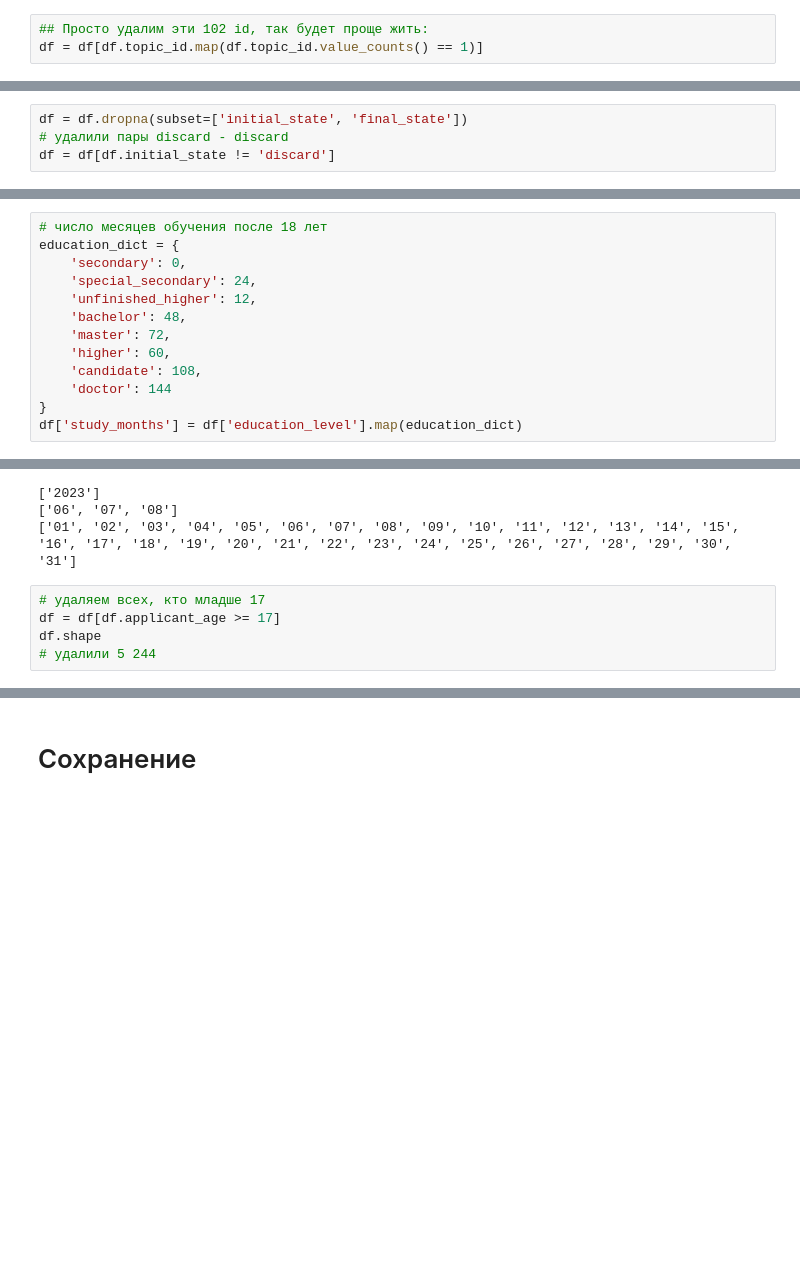
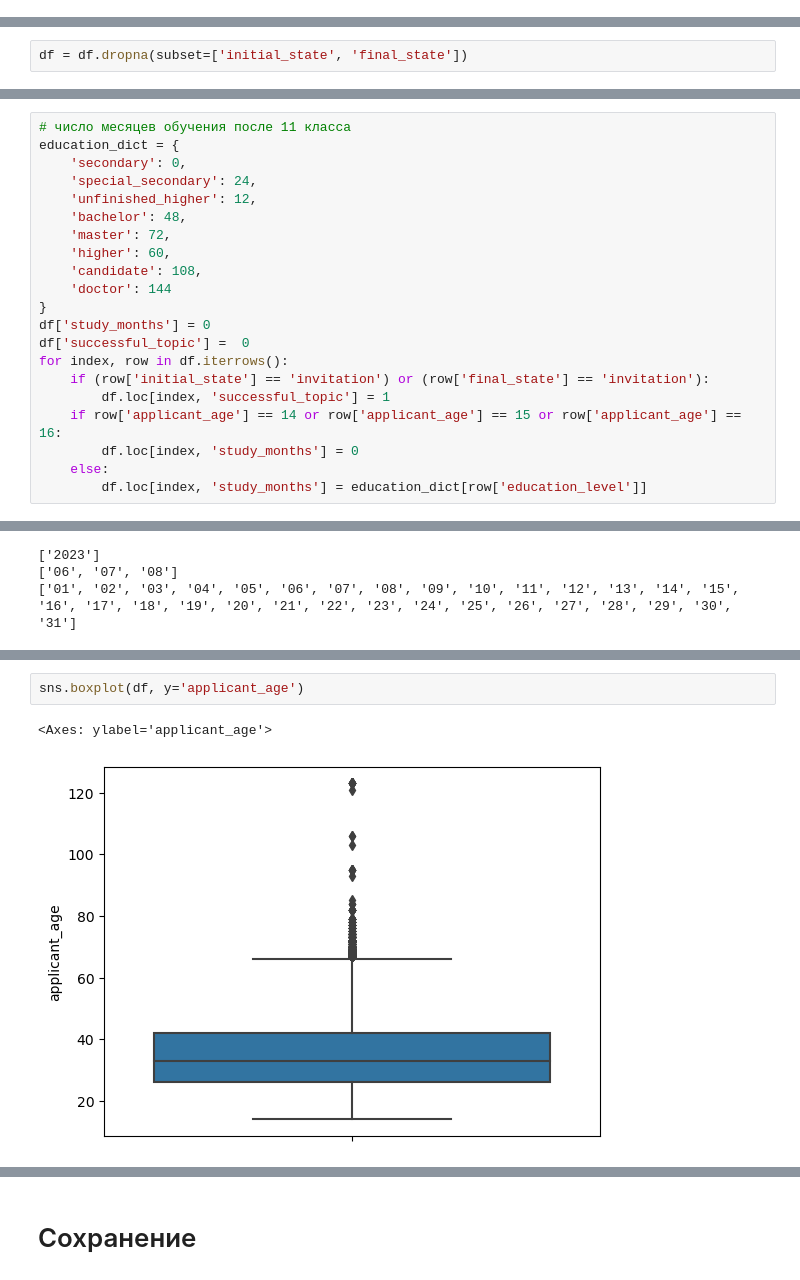
Before and after one commit to listens-to-spotify/-DA-NO-, a Jupyter notebook: preprocessing.ipynb, the cells around one changed output, grey strips where cells are left out. Drawn from its saved outputs; the diff is of its cells as text; blank space fills up the shorter version.

```diff
--- a/preprocessing.ipynb
+++ b/preprocessing.ipynb
@@ -46,3 +57,0 @@ df[df.topic_id.map(df.topic_id.value_counts() > 1)].sort_values(by='topic_id').s
-# %%
-## Просто удалим эти 102 id, так будет проще жить:
-df = df[df.topic_id.map(df.topic_id.value_counts() == 1)]
@@ -76,8 +81,6 @@ dtype: int64
 Удаляем *nan* в ***initial_state*** и ***final_state***, так как неизвестны причина и итог взаимодействия
 # %%
 df = df.dropna(subset=['initial_state', 'final_state'])
-# удалили пары discard - discard
-df = df[df.initial_state != 'discard']
 # %% [markdown]
 В строке ***education_level*** отсутствуют некторые значения, разберёмся, почему.
 # %%
@@ -131,5 +129,5 @@ for index, row in df.iterrows():
 # %%
-# число месяцев обучения после 18 лет
+# число месяцев обучения после 11 класса
 education_dict = {
     'secondary': 0,
     'special_secondary': 24,
@@ -140,6 +138,14 @@ education_dict = {
     'candidate': 108,
     'doctor': 144
 }
-df['study_months'] = df['education_level'].map(education_dict)
+df['study_months'] = 0
+df['successful_topic'] =  0
+for index, row in df.iterrows():
+    if (row['initial_state'] == 'invitation') or (row['final_state'] == 'invitation'):
+        df.loc[index, 'successful_topic'] = 1
+    if row['applicant_age'] == 14 or row['applicant_age'] == 15 or row['applicant_age'] == 16:
+        df.loc[index, 'study_months'] = 0
+    else:
+        df.loc[index, 'study_months'] = education_dict[row['education_level']]
 # %%
 df = df.rename(columns={'work_schedule.1': 'work_schedule_required'})
@@ -185,8 +171,3 @@ print(sorted(days))
 ['2023']
 ['06', '07', '08']
 ['01', '02', '03', '04', '05', '06', '07', '08', '09', '10', '11', '12', '13', '14', '15', '16', '17', '18', '19', '20', '21', '22', '23', '24', '25', '26', '27', '28', '29', '30', '31']
-# %%
-# удаляем всех, кто младше 17
-df = df[df.applicant_age >= 17]
-df.shape
-# удалили 5 244
@@ -195,2 +188,7 @@ df.shape
+# %%
+sns.boxplot(df, y='applicant_age')
+# %% [output]
+<Axes: ylabel='applicant_age'>
+[figure, added]
 # %%
 # при трудоустройстве пенсионера опыт работы и число месяцев обучения не являются решающимми факторам для работодателя
```
Also changed, not shown: parts of 25 cells of this notebook.
